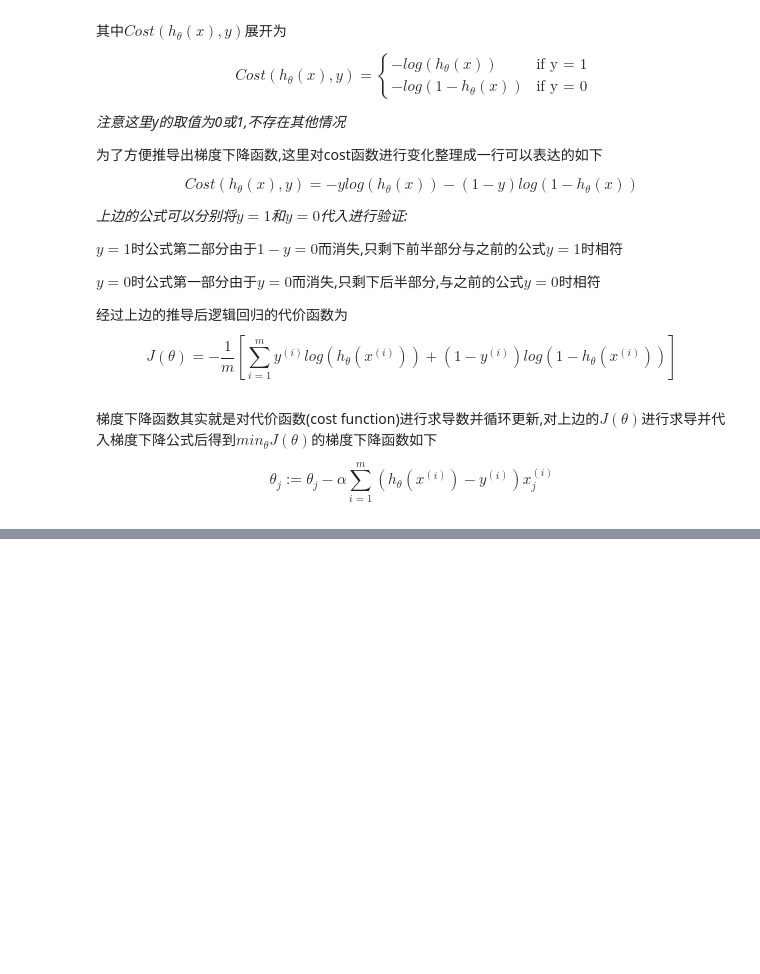
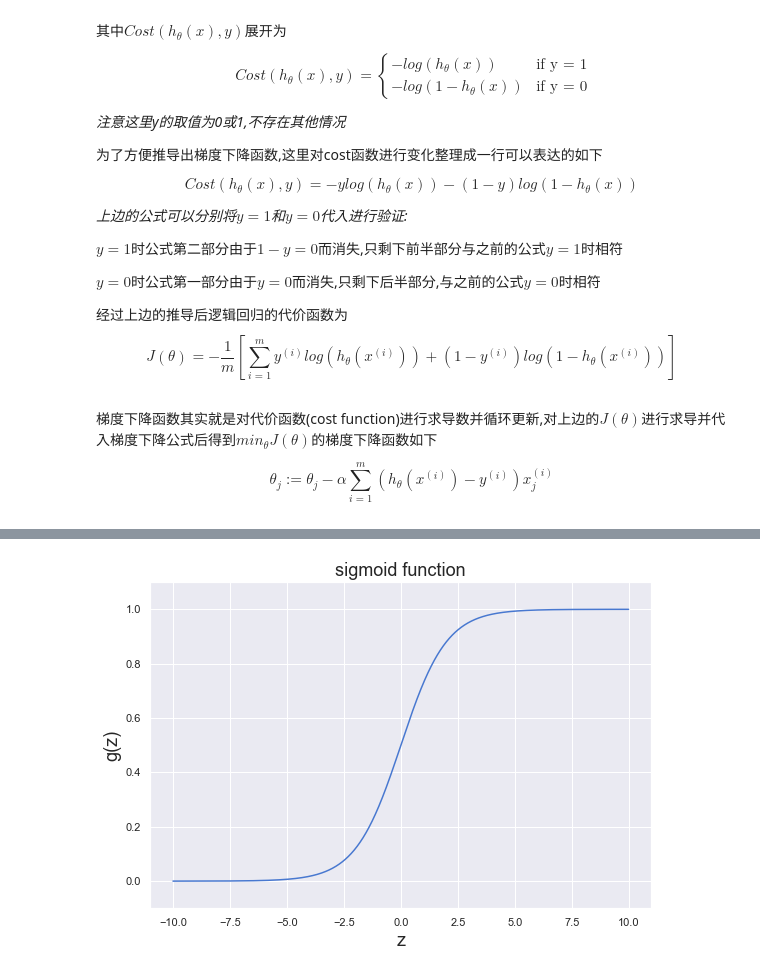
Before and after one commit to damonxiao/Coursera-ML-AndrewNg-Notes-Damon, a Jupyter notebook: chapter07/Logistic_regression.ipynb, the cells around one changed output, grey strips where cells are left out. Drawn from its saved outputs; the diff is of its cells as text; code cells hidden in the pictures; blank space fills up the shorter version.

```diff
--- a/chapter07/Logistic_regression.ipynb
+++ b/chapter07/Logistic_regression.ipynb
@@ -53,0 +137,13 @@ $$
+# %%
+def sigmoid(z):
+    return 1/(1 + np.exp(-z))
+# %%
+fig, ax = plt.subplots(figsize=(8,6))
+ax.plot(np.arange(-10, 10, step = 0.01), sigmoid(np.arange(-10,10, step=0.01)))
+ax.set_ylim(-0.1,1.1)
+ax.set_xlabel('z', fontsize=18)
+ax.set_ylabel('g(z)', fontsize=18)
+ax.set_title('sigmoid function', fontsize=18)
+plt.show()
+# %% [output]
+[figure, added]
```
Also changed, not shown: parts of 48 cells of this notebook, 2 other files.
